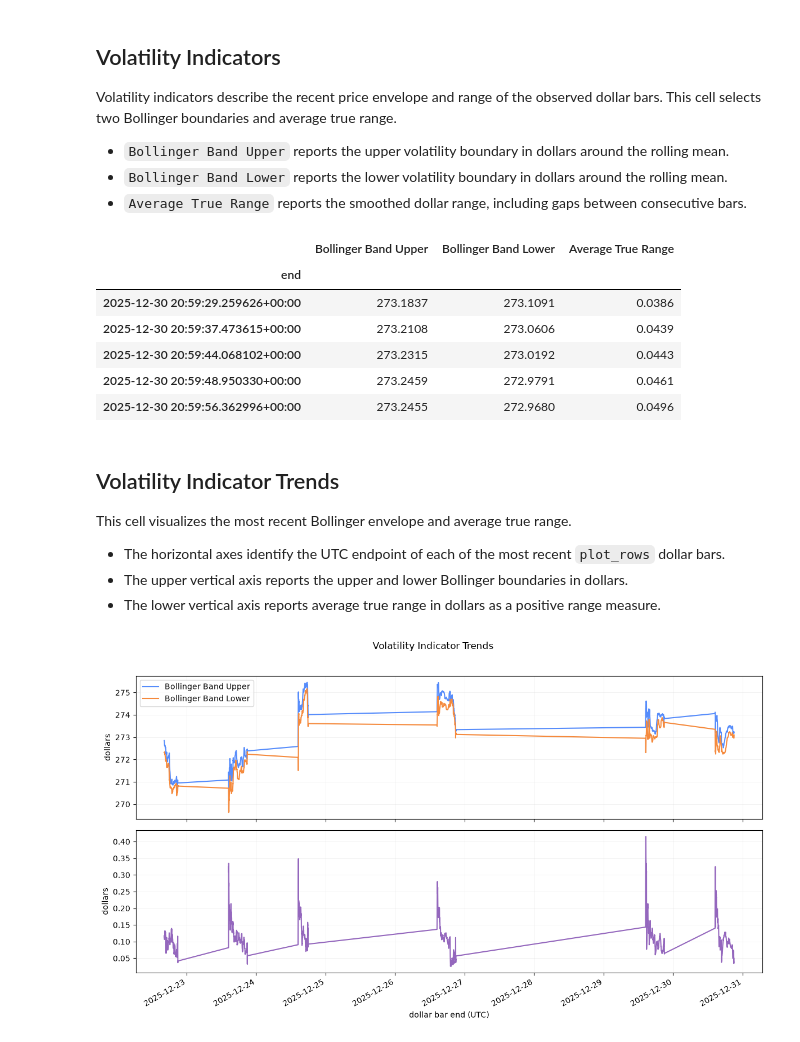
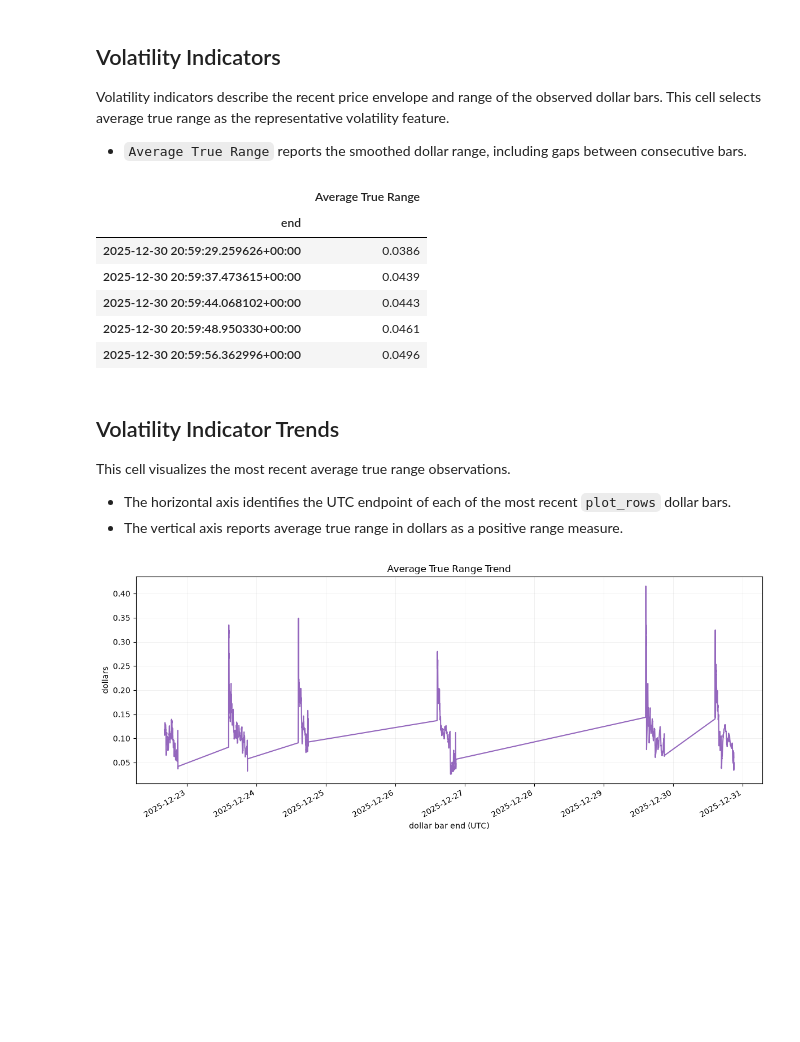
Before and after one commit to kwonjunhyuk9/financial-machine-learning, a Jupyter notebook: notebooks/data_preprocessing/market_technical_indicators.ipynb, the cells around one changed output. Drawn from its saved outputs; the diff is of its cells as text; code cells hidden in the pictures; blank space fills up the shorter version.

```diff
--- a/notebooks/data_preprocessing/market_technical_indicators.ipynb
+++ b/notebooks/data_preprocessing/market_technical_indicators.ipynb
@@ -189,9 +167,6 @@ Overlap indicators smooth or weight recent dollar-bar prices to expose the preva
 # %%
-overlap_columns = [
-    "Simple Moving Average (SMA)",
-    "Exponential Moving Average (EMA)",
-    "Volume Weighted Average Price (VWAP)",
+overlap_feature = technical_features.set_index("end")[
+    "Exponential Moving Average (EMA)"
 ]
-overlap_features = technical_features.set_index("end")[overlap_columns]
-display(overlap_features.tail())
+display(overlap_feature.tail().to_frame())
 # %% [output]
@@ -223,55 +200,39 @@ plt.show()
 # %% [markdown]
 ## Volatility Indicators
 
-Volatility indicators describe the recent price envelope and range of the observed dollar bars. This cell selects two Bollinger boundaries and average true range.
+Volatility indicators describe the recent price envelope and range of the observed dollar bars. This cell selects average true range as the representative volatility feature.
 
-- `Bollinger Band Upper` reports the upper volatility boundary in dollars around the rolling mean.
-- `Bollinger Band Lower` reports the lower volatility boundary in dollars around the rolling mean.
 - `Average True Range` reports the smoothed dollar range, including gaps between consecutive bars.
 # %%
-volatility_columns = [
-    "Bollinger Band Upper",
-    "Bollinger Band Lower",
-    "Average True Range",
+volatility_feature = technical_features.set_index("end")[
+    "Average True Range"
 ]
-volatility_features = technical_features.set_index("end")[
-    volatility_columns
-]
-display(volatility_features.tail())
+display(volatility_feature.tail().to_frame())
 # %% [output]
-|  | Bollinger Band Upper | Bollinger Band Lower | Average True Range |
-| end |  |  |  |
-| 2025-12-30 20:59:29.259626+00:00 | 273.1837 | 273.1091 | 0.0386 |
-| 2025-12-30 20:59:37.473615+00:00 | 273.2108 | 273.0606 | 0.0439 |
-| 2025-12-30 20:59:44.068102+00:00 | 273.2315 | 273.0192 | 0.0443 |
-| 2025-12-30 20:59:48.950330+00:00 | 273.2459 | 272.9791 | 0.0461 |
-| 2025-12-30 20:59:56.362996+00:00 | 273.2455 | 272.9680 | 0.0496 |
+|  | Average True Range |
+| end |  |
+| 2025-12-30 20:59:29.259626+00:00 | 0.0386 |
+| 2025-12-30 20:59:37.473615+00:00 | 0.0439 |
+| 2025-12-30 20:59:44.068102+00:00 | 0.0443 |
+| 2025-12-30 20:59:48.950330+00:00 | 0.0461 |
+| 2025-12-30 20:59:56.362996+00:00 | 0.0496 |
 # %% [markdown]
 ## Volatility Indicator Trends
 
-This cell visualizes the most recent Bollinger envelope and average true range.
+This cell visualizes the most recent average true range observations.
 
-- The horizontal axes identify the UTC endpoint of each of the most recent `plot_rows` dollar bars.
-- The upper vertical axis reports the upper and lower Bollinger boundaries in dollars.
-- The lower vertical axis reports average true range in dollars as a positive range measure.
+- The horizontal axis identifies the UTC endpoint of each of the most recent `plot_rows` dollar bars.
+- The vertical axis reports average true range in dollars as a positive range measure.
 # %%
-volatility_plot = volatility_features.tail(plot_rows)
-fig, axes = plt.subplots(2, 1, figsize=(12, 7), sharex=True)
-volatility_plot[["Bollinger Band Upper", "Bollinger Band Lower"]].plot(
-    ax=axes[0]
-)
-axes[0].set_ylabel("dollars")
-axes[0].grid(alpha=0.25)
-volatility_plot["Average True Range"].plot(
-    ax=axes[1],
+volatility_axis = volatility_feature.tail(plot_rows).plot(
+    figsize=(12, 5),
     color="tab:purple",
 )
-axes[1].set_xlabel("dollar bar end (UTC)")
-axes[1].set_ylabel("dollars")
-axes[1].grid(alpha=0.25)
-
-plt.suptitle("Volatility Indicator Trends")
-plt.tight_layout(rect=(0, 0, 1, 0.96))
+volatility_axis.set_xlabel("dollar bar end (UTC)")
+volatility_axis.set_ylabel("dollars")
+volatility_axis.set_title("Average True Range Trend")
+volatility_axis.grid(alpha=0.25)
+plt.tight_layout()
 plt.show()
 # %% [output]
-[figure, old version]
+[figure, new version]
```
Also changed, not shown: parts of 17 cells of this notebook, 3 other files.
